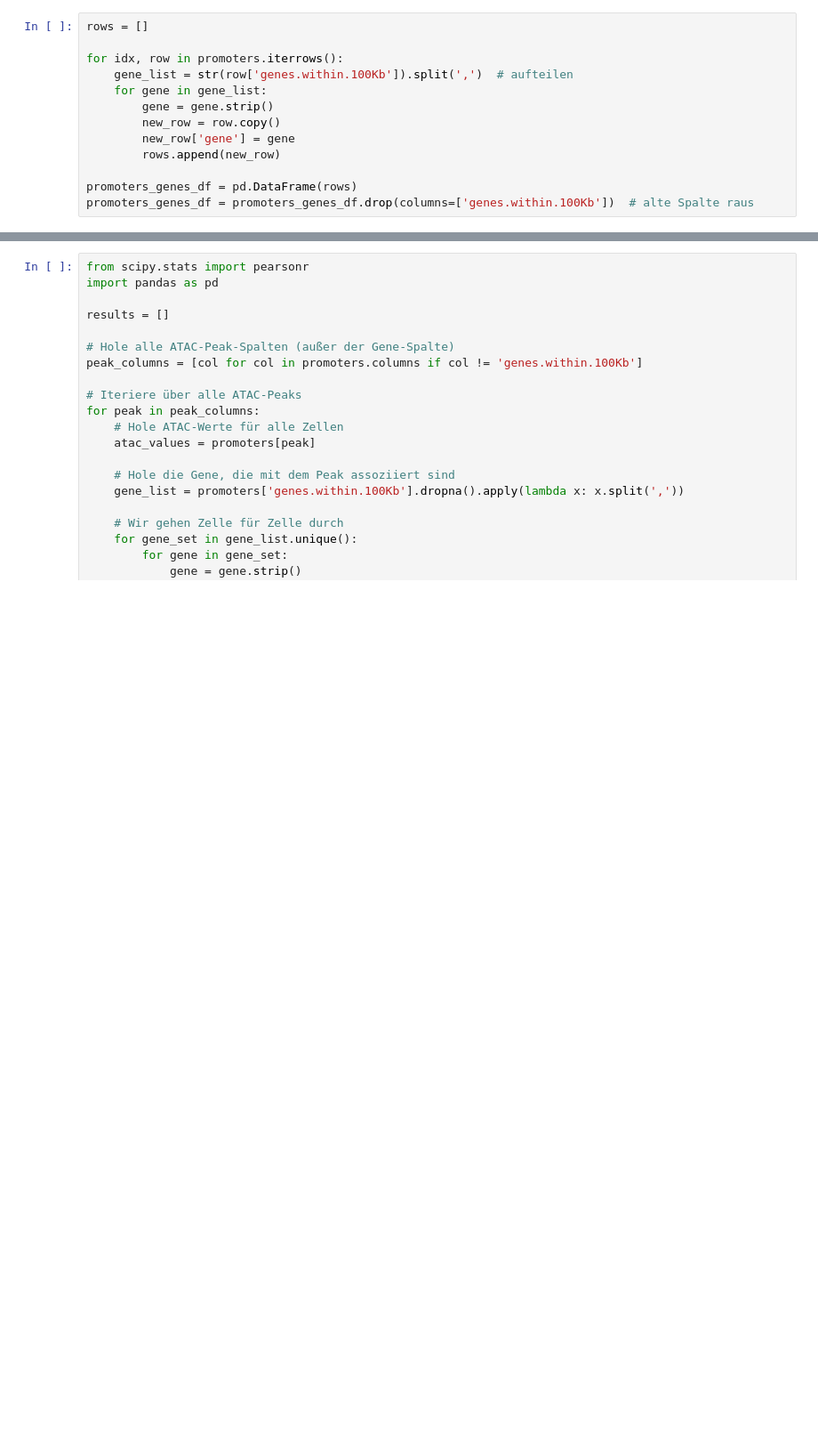
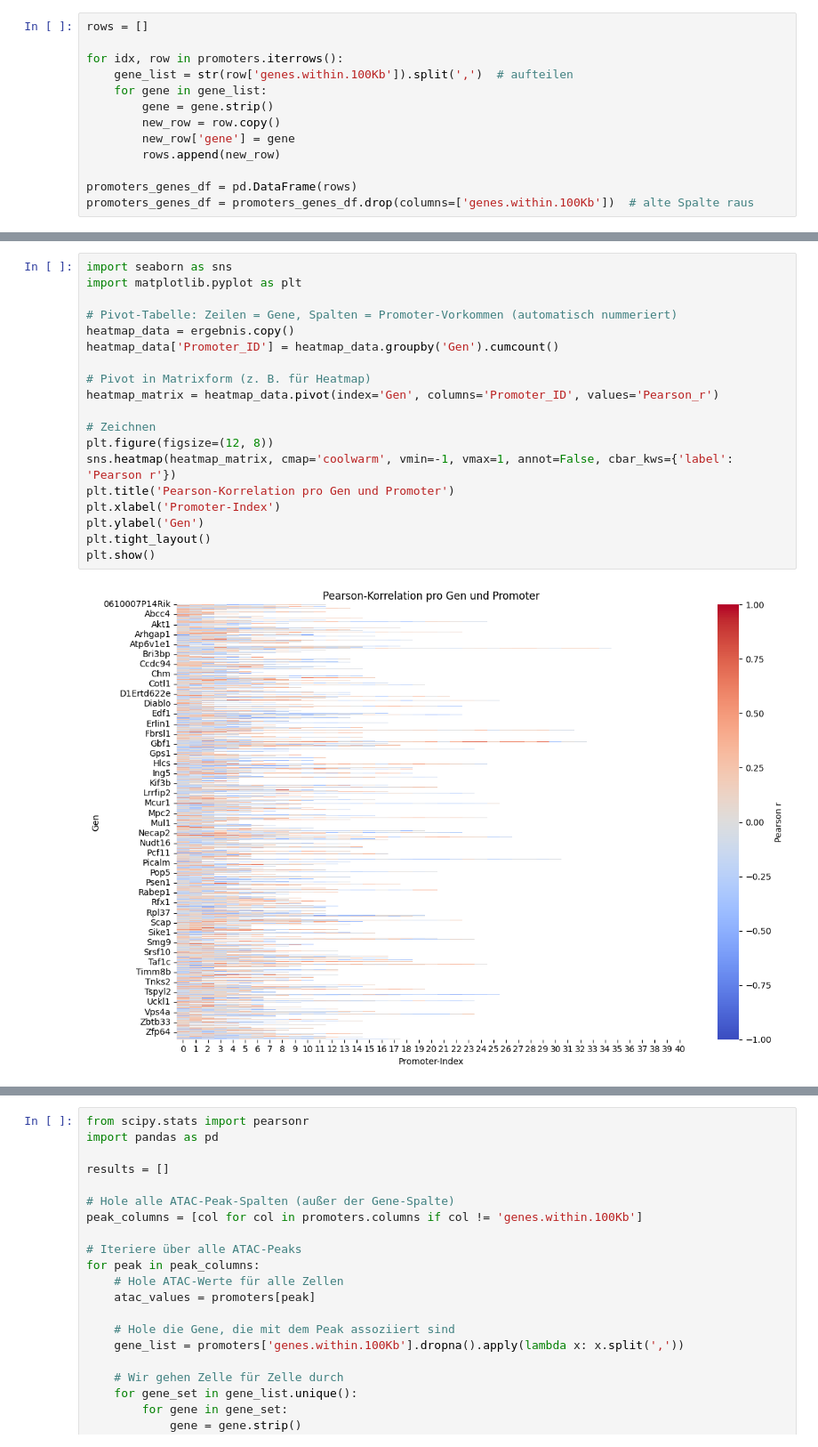
Before and after one commit to Topic2-Gene-Regulation-Immune-Cells/abT-gdT-cells-Team3, a Jupyter notebook: 2.3 Kaja.ipynb, the cells around one changed output, grey strips where cells are left out. Shown: that part at 89% size. Drawn from its saved outputs; the diff is of its cells as text; blank space fills up the shorter version.

```diff
--- a/2.3 Kaja.ipynb
+++ b/2.3 Kaja.ipynb
@@ -123,0 +454,21 @@ promoters_genes_df = promoters_genes_df.drop(columns=['genes.within.100Kb'])  #
+# %%
+import seaborn as sns
+import matplotlib.pyplot as plt
+
+# Pivot-Tabelle: Zeilen = Gene, Spalten = Promoter-Vorkommen (automatisch nummeriert)
+heatmap_data = ergebnis.copy()
+heatmap_data['Promoter_ID'] = heatmap_data.groupby('Gen').cumcount()
+
+# Pivot in Matrixform (z. B. für Heatmap)
+heatmap_matrix = heatmap_data.pivot(index='Gen', columns='Promoter_ID', values='Pearson_r')
+
+# Zeichnen
+plt.figure(figsize=(12, 8))
+sns.heatmap(heatmap_matrix, cmap='coolwarm', vmin=-1, vmax=1, annot=False, cbar_kws={'label': 'Pearson r'})
+plt.title('Pearson-Korrelation pro Gen und Promoter')
+plt.xlabel('Promoter-Index')
+plt.ylabel('Gen')
+plt.tight_layout()
+plt.show()
+# %% [output]
+[figure, added]
```
Also changed, not shown: parts of 33 cells of this notebook.
